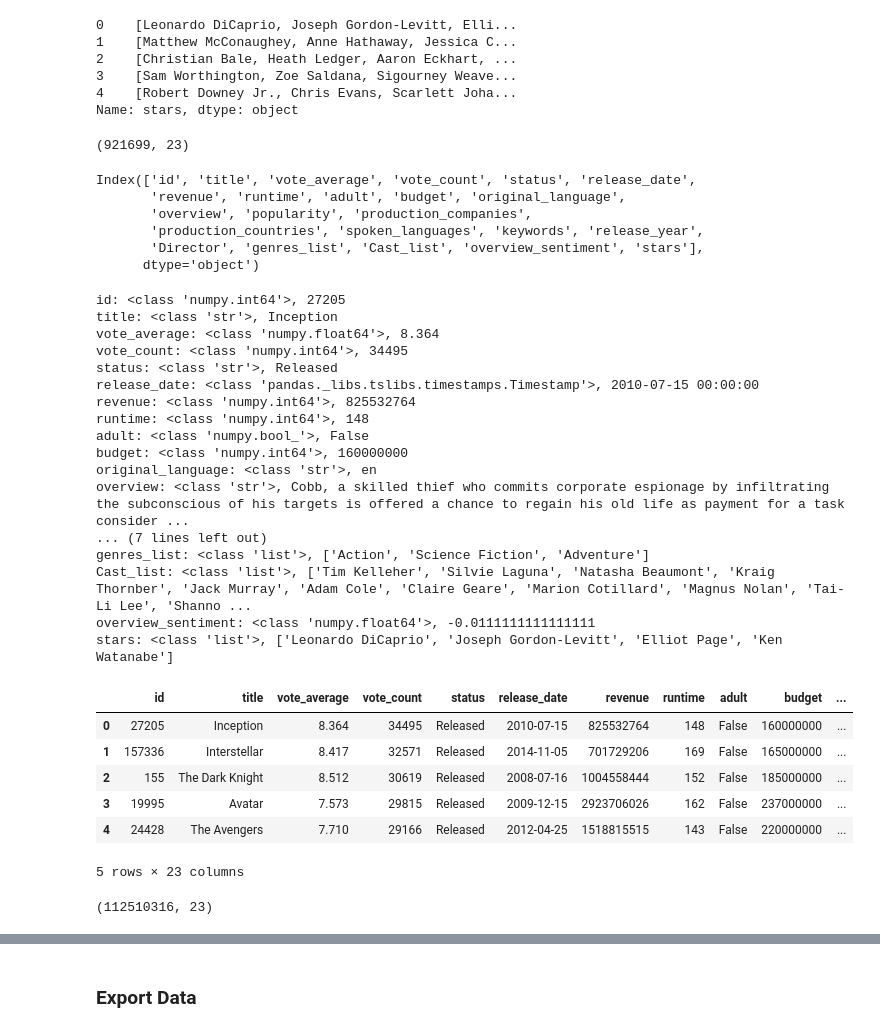
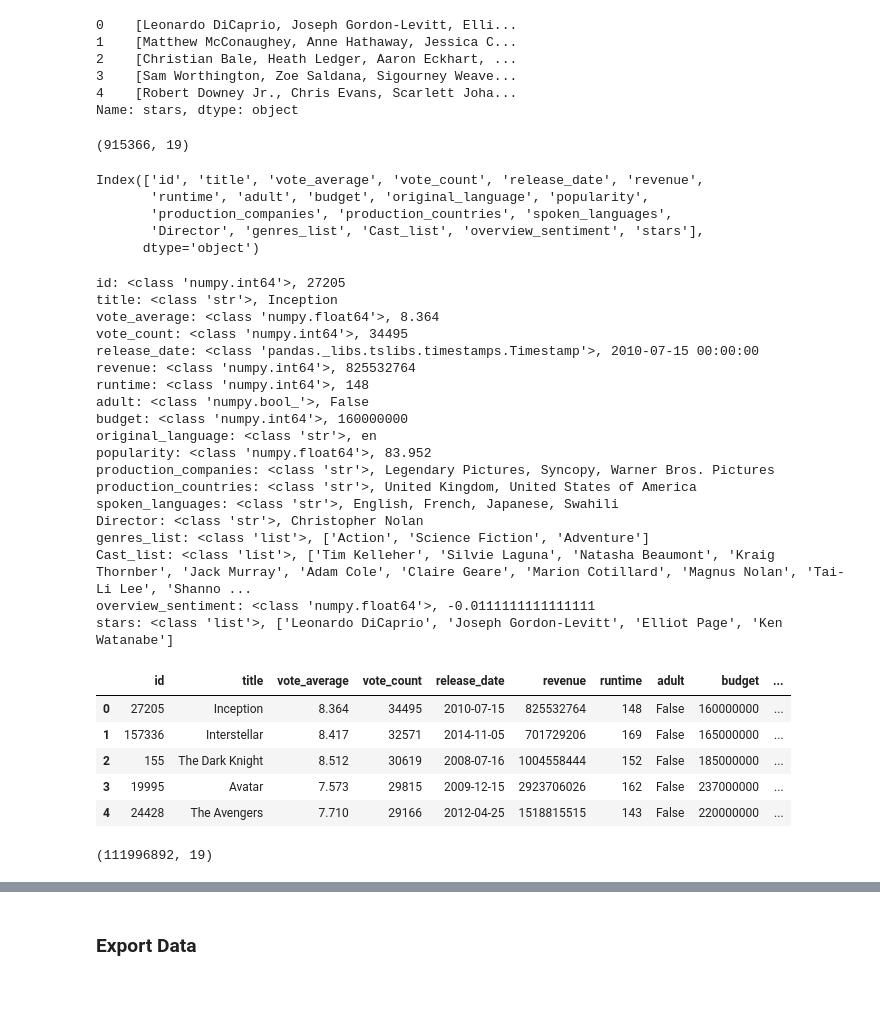
Before and after one commit to fishbrightwise/IS428-G1T9, a Jupyter notebook: notebooks/1) IMDB_TMDB Data Processing.ipynb, the cells around one changed output, grey strips where cells are left out. Saved outputs shown, nothing was run; the diff lists cells and outputs as text; code cells hidden in the pictures; blank space fills up the shorter version.

```diff
--- a/notebooks/1) IMDB_TMDB Data Processing.ipynb
+++ b/notebooks/1) IMDB_TMDB Data Processing.ipynb
@@ -517,6 +538,6 @@ overview_sentiment       0
 all_combined_keywords    0
 dtype: int64
 # %%
-df2 = df2.drop(columns=['original_title', 'all_combined_keywords'])
-df2.columns
+df3 = df2.drop(columns=['overview', 'original_title', 'all_combined_keywords', 'status', 'release_year', 'keywords'])
+df3.columns
 # %% [output]
@@ -530,8 +552,8 @@ Index(['id', 'title', 'vote_average', 'vote_count', 'status', 'release_date',
 # %% [markdown]
 ### Row Expansion
 # %%
-df2['stars'] = df2['Star1'] + ', ' + df2['Star2'] + ', ' + df2['Star3'] + ', ' + df2['Star4']
-df2['stars'].head()
+df3['stars'] = df3['Star1'] + ', ' + df3['Star2'] + ', ' + df3['Star3'] + ', ' + df3['Star4']
+df3['stars'].head()
 # %% [output]
 0    Leonardo DiCaprio, Joseph Gordon-Levitt, Ellio...
 1    Matthew McConaughey, Anne Hathaway, Jessica Ch...
@@ -540,8 +562,8 @@ df2['stars'].head()
 4    Robert Downey Jr., Chris Evans, Scarlett Johan...
 Name: stars, dtype: object
 # %%
-df2['stars'] = df2['stars'].progress_apply(lambda x: x.split(', '))
-df2['stars'].head()
+df3['stars'] = df3['stars'].progress_apply(lambda x: x.split(', '))
+df3['stars'].head()
 # %% [output]
 0    [Leonardo DiCaprio, Joseph Gordon-Levitt, Elli...
 1    [Matthew McConaughey, Anne Hathaway, Jessica C...
@@ -550,53 +572,54 @@ df2['stars'].head()
 4    [Robert Downey Jr., Chris Evans, Scarlett Joha...
 Name: stars, dtype: object
 # %%
-df2 = df2.drop(columns=['Star1', 'Star2', 'Star3', 'Star4'])
+df3 = df3.drop(columns=['Star1', 'Star2', 'Star3', 'Star4'])
 # %%
-df2.shape
+df3.shape
 # %% [output]
-(921699, 23)
+(915366, 19)
 # %%
-df2.columns
+df3.columns
 # %% [output]
-Index(['id', 'title', 'vote_average', 'vote_count', 'status', 'release_date',
-       'revenue', 'runtime', 'adult', 'budget', 'original_language',
-       'overview', 'popularity', 'production_companies',
-       'production_countries', 'spoken_languages', 'keywords', 'release_year',
+Index(['id', 'title', 'vote_average', 'vote_count', 'release_date', 'revenue',
+       'runtime', 'adult', 'budget', 'original_language', 'popularity',
+       'production_companies', 'production_countries', 'spoken_languages',
        'Director', 'genres_list', 'Cast_list', 'overview_sentiment', 'stars'],
       dtype='object')
 # %%
-for i in tqdm(df2.columns):
-    print(f'{i}: {type(df2[i][0])}, {df2[i][0]}')
+for i in tqdm(df3.columns):
+    print(f'{i}: {type(df3[i][0])}, {df3[i][0]}')
 # %% [output]
 id: <class 'numpy.int64'>, 27205
 title: <class 'str'>, Inception
 vote_average: <class 'numpy.float64'>, 8.364
 vote_count: <class 'numpy.int64'>, 34495
-status: <class 'str'>, Released
 release_date: <class 'pandas._libs.tslibs.timestamps.Timestamp'>, 2010-07-15 00:00:00
 revenue: <class 'numpy.int64'>, 825532764
 runtime: <class 'numpy.int64'>, 148
 adult: <class 'numpy.bool_'>, False
 budget: <class 'numpy.int64'>, 160000000
 original_language: <class 'str'>, en
-overview: <class 'str'>, Cobb, a skilled thief who commits corporate espionage by infiltrating the subconscious of his targets is offered a chance to regain his old life as payment for a task consider ...
-... (7 lines left out)
+popularity: <class 'numpy.float64'>, 83.952
+production_companies: <class 'str'>, Legendary Pictures, Syncopy, Warner Bros. Pictures
+production_countries: <class 'str'>, United Kingdom, United States of America
+spoken_languages: <class 'str'>, English, French, Japanese, Swahili
+Director: <class 'str'>, Christopher Nolan
 genres_list: <class 'list'>, ['Action', 'Science Fiction', 'Adventure']
 Cast_list: <class 'list'>, ['Tim Kelleher', 'Silvie Laguna', 'Natasha Beaumont', 'Kraig Thornber', 'Jack Murray', 'Adam Cole', 'Claire Geare', 'Marion Cotillard', 'Magnus Nolan', 'Tai-Li Lee', 'Shanno ...
 overview_sentiment: <class 'numpy.float64'>, -0.0111111111111111
 stars: <class 'list'>, ['Leonardo DiCaprio', 'Joseph Gordon-Levitt', 'Elliot Page', 'Ken Watanabe']
 # %%
-df2['production_companies'] = df2['production_companies'].progress_apply(lambda x: x.split(', '))
-df2['production_countries'] = df2['production_countries'].progress_apply(lambda x: x.split(', '))
-df2['spoken_languages'] = df2['spoken_languages'].progress_apply(lambda x: x.split(', '))
-df2['Director'] = df2['Director'].progress_apply(lambda x: x.split(', '))
-df2.head()
+df3['production_companies'] = df3['production_companies'].progress_apply(lambda x: x.split(', '))
+df3['production_countries'] = df3['production_countries'].progress_apply(lambda x: x.split(', '))
+df3['spoken_languages'] = df3['spoken_languages'].progress_apply(lambda x: x.split(', '))
+df3['director'] = df3['Director'].progress_apply(lambda x: x.split(', '))
+df3.drop(columns=['Director'], inplace=True)
+df3.head()
 # %% [output]
-|  | id | title | vote_average | vote_count | status | release_date | revenue | runtime | adult | budget | ... |
-| 0 | 27205 | Inception | 8.364 | 34495 | Released | 2010-07-15 | 825532764 | 148 | False | 160000000 | ... |
-| 1 | 157336 | Interstellar | 8.417 | 32571 | Released | 2014-11-05 | 701729206 | 169 | False | 165000000 | ... |
-| 2 | 155 | The Dark Knight | 8.512 | 30619 | Released | 2008-07-16 | 1004558444 | 152 | False | 185000000 | ... |
-| 3 | 19995 | Avatar | 7.573 | 29815 | Released | 2009-12-15 | 2923706026 | 162 | False | 237000000 | ... |
-| 4 | 24428 | The Avengers | 7.710 | 29166 | Released | 2012-04-25 | 1518815515 | 143 | False | 220000000 | ... |
+|  | id | title | vote_average | vote_count | release_date | revenue | runtime | adult | budget | ... |
+| 0 | 27205 | Inception | 8.364 | 34495 | 2010-07-15 | 825532764 | 148 | False | 160000000 | ... |
+| 1 | 157336 | Interstellar | 8.417 | 32571 | 2014-11-05 | 701729206 | 169 | False | 165000000 | ... |
+| 2 | 155 | The Dark Knight | 8.512 | 30619 | 2008-07-16 | 1004558444 | 152 | False | 185000000 | ... |
+| 3 | 19995 | Avatar | 7.573 | 29815 | 2009-12-15 | 2923706026 | 162 | False | 237000000 | ... |
+| 4 | 24428 | The Avengers | 7.710 | 29166 | 2012-04-25 | 1518815515 | 143 | False | 220000000 | ... |
-5 rows × 23 columns
 # %%
@@ -607,8 +630,8 @@ df2 = df2.drop(columns=['Cast_list'])
 # %%
-df3 = df2.explode('production_companies').explode('production_countries').explode('spoken_languages').explode('Director').explode('stars').explode('genre').explode('Cast')
+df3 = df3.explode('production_companies').explode('production_countries').explode('spoken_languages').explode('director').explode('stars').explode('genre').explode('cast')
 df3.shape
 # %% [output]
-(112510316, 23)
+(111996892, 19)
 # %%
 df3.head()
 # %% [output]
```
Also changed, not shown: parts of 21 cells of this notebook, 2 other files.
